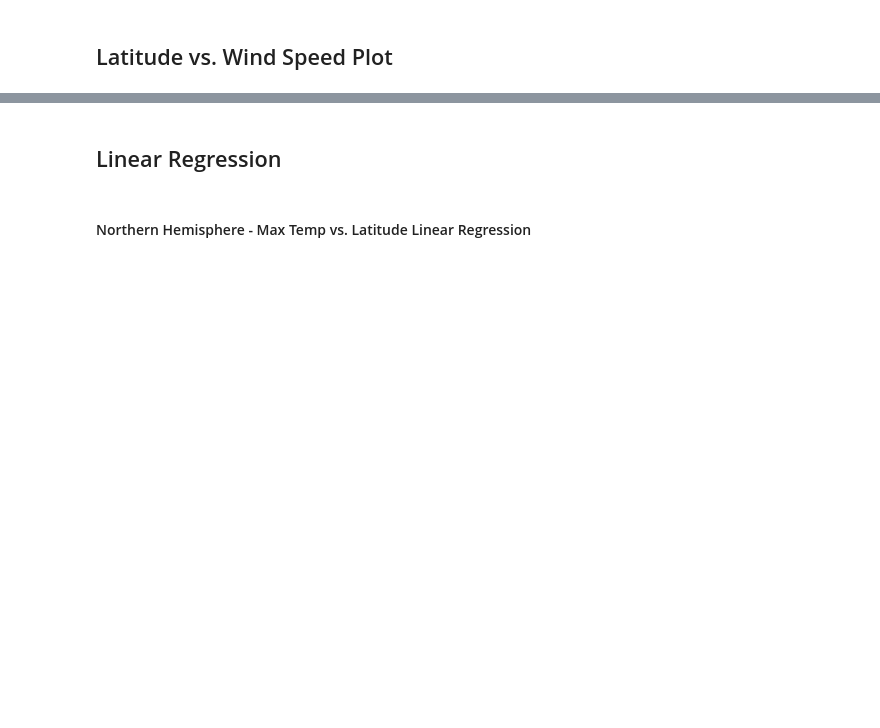
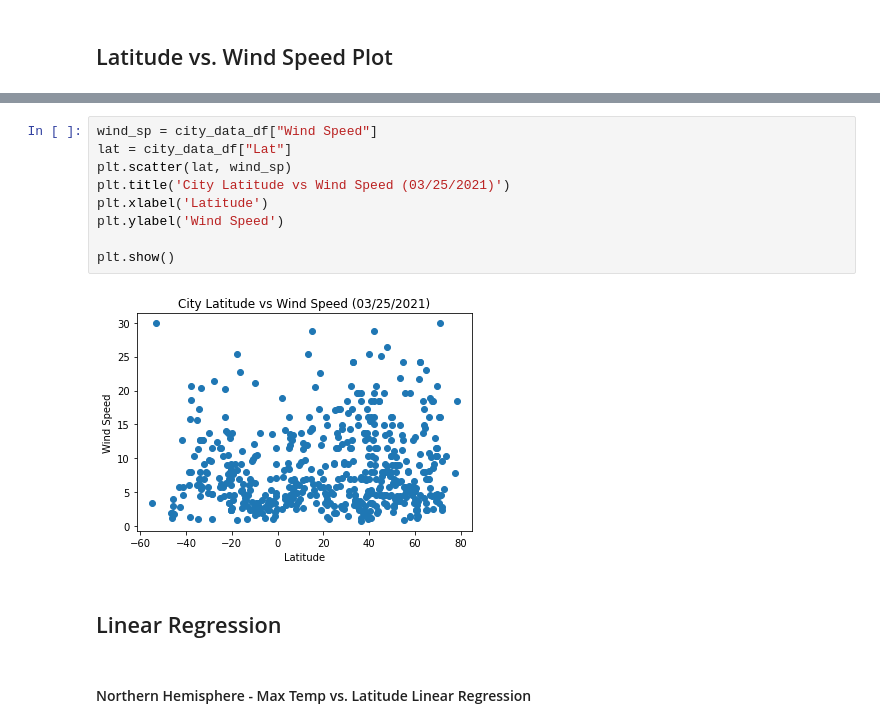
Before and after one commit to Slainte91/python-api-challenge, a Jupyter notebook: WeatherPy.ipynb, the cells around one changed output, grey strips where cells are left out. Cells and saved outputs as stored; diff of their text form; blank space fills up the shorter version.

```diff
--- a/WeatherPy.ipynb
+++ b/WeatherPy.ipynb
@@ -249,3 +270,14 @@ dtype: int64
+# %%
+wind_sp = city_data_df["Wind Speed"]
+lat = city_data_df["Lat"]
+plt.scatter(lat, wind_sp)
+plt.title('City Latitude vs Wind Speed (03/25/2021)')
+plt.xlabel('Latitude')
+plt.ylabel('Wind Speed')
+
+plt.show()
+# %% [output]
+[figure, added]
 # %% [markdown]
 ## Linear Regression
 # %% [markdown]
```
Also changed, not shown: parts of 29 cells of this notebook.
